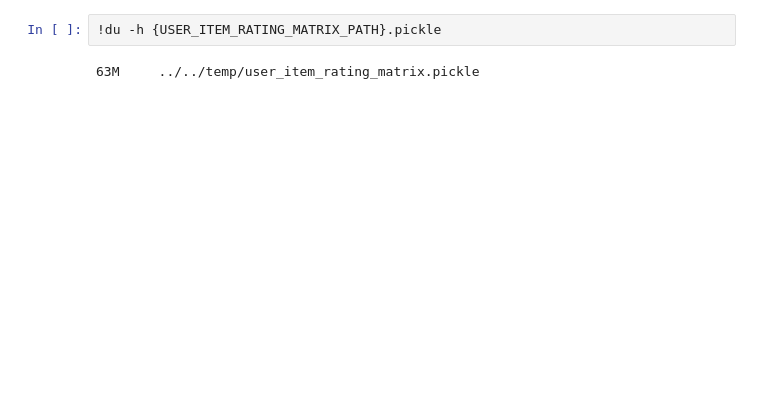
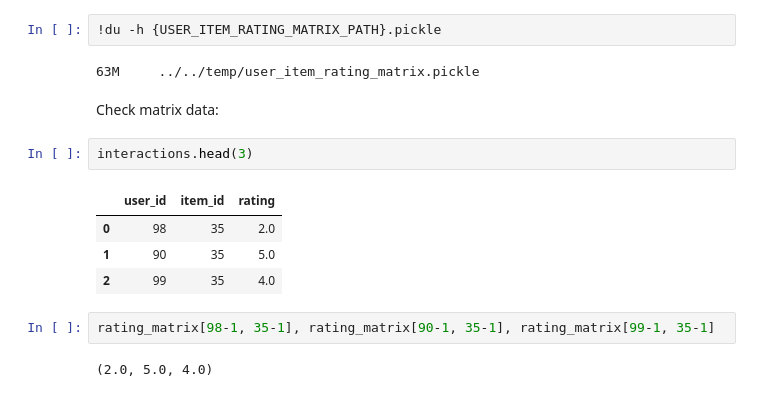
Before and after one commit to magistery-tps/rec-sys-client-lib, a Jupyter notebook: notebooks/amazon-books/distance-matrix-job.ipynb, the cells around one changed output. Cells and saved outputs as stored; diff of their text form; blank space fills up the shorter version.

```diff
--- a/notebooks/amazon-books/distance-matrix-job.ipynb
+++ b/notebooks/amazon-books/distance-matrix-job.ipynb
@@ -76,3 +58,16 @@ else:
 !du -h {USER_ITEM_RATING_MATRIX_PATH}.pickle
 # %% [output]
 63M     ../../temp/user_item_rating_matrix.pickle
+# %% [markdown]
+Check matrix data:
+# %%
+interactions.head(3)
+# %% [output]
+|  | user_id | item_id | rating |
+| 0 | 98 | 35 | 2.0 |
+| 1 | 90 | 35 | 5.0 |
+| 2 | 99 | 35 | 4.0 |
+# %%
+rating_matrix[98-1, 35-1], rating_matrix[90-1, 35-1], rating_matrix[99-1, 35-1]
+# %% [output]
+(2.0, 5.0, 4.0)
```
Also changed, not shown: parts of 13 cells of this notebook, 4 other files.
